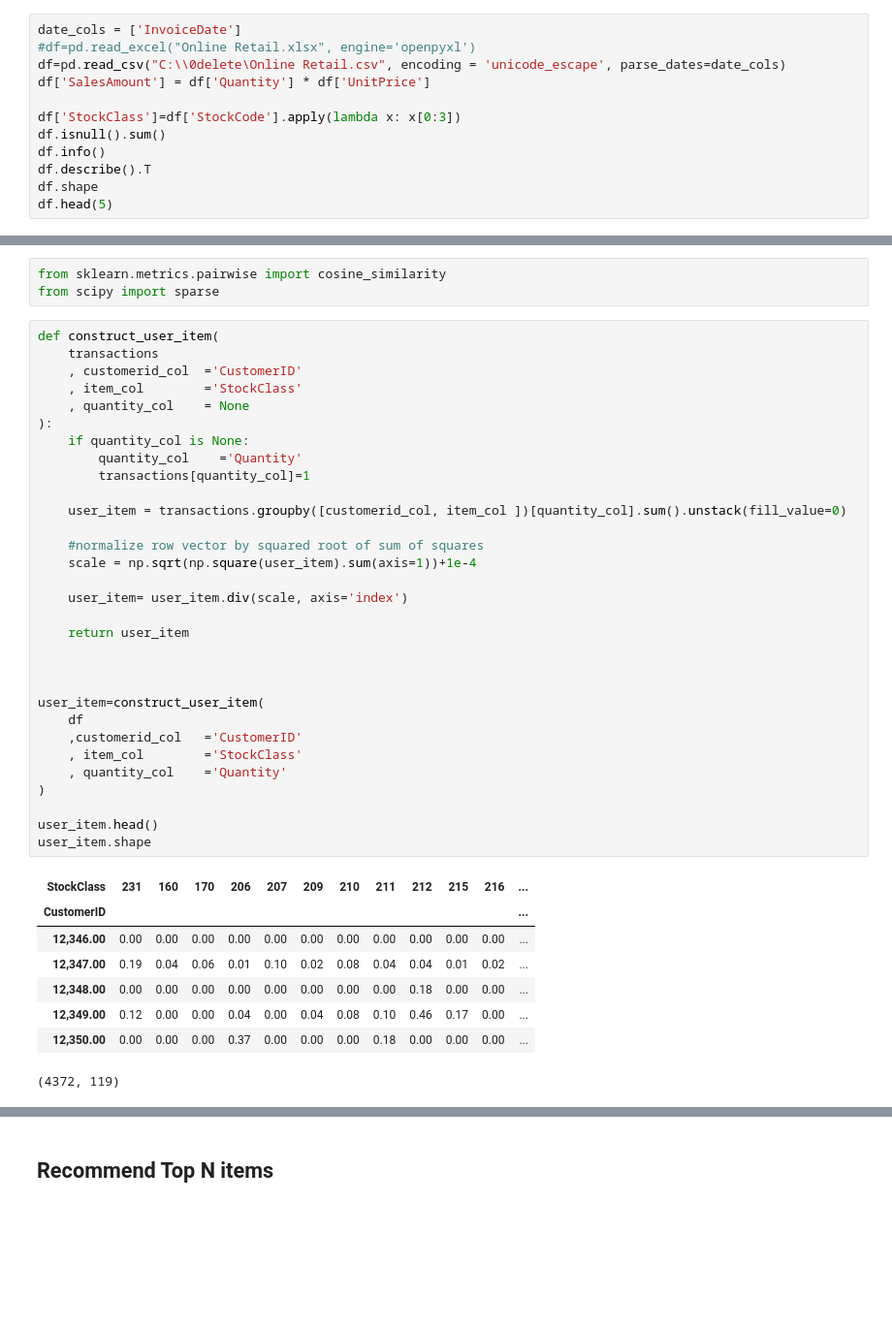
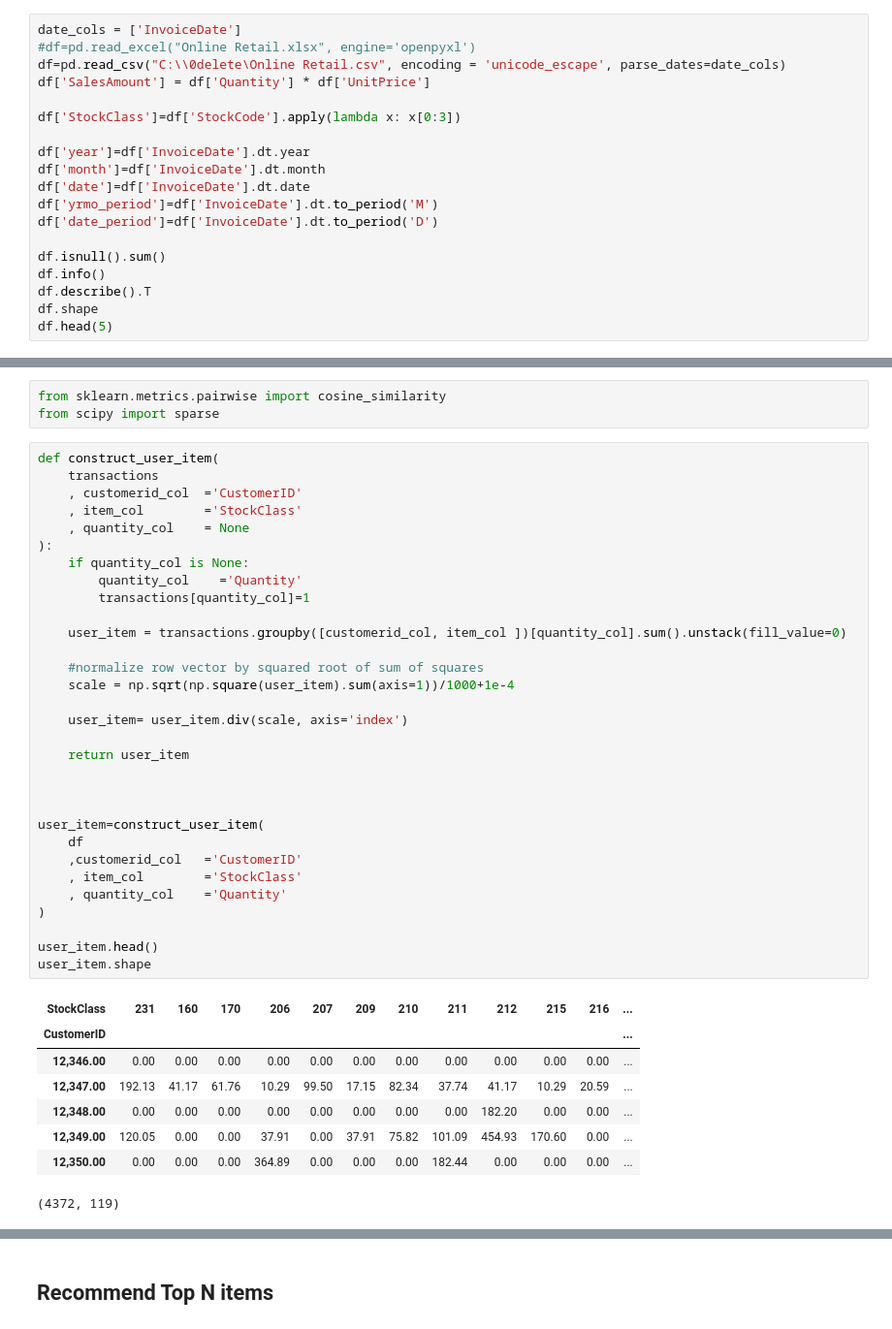
Before and after one commit to jinzhou2008/OnlineRetailTransactionML, a Jupyter notebook: Online retail data ML.ipynb, the cells around one changed output, grey strips where cells are left out. Shown: that part at 97% size. Drawn from its saved outputs; the diff is of its cells as text; blank space fills up the shorter version.

```diff
--- a/Online retail data ML.ipynb
+++ b/Online retail data ML.ipynb
@@ -84,6 +84,13 @@ df=pd.read_csv("C:\\0delete\Online Retail.csv", encoding = 'unicode_escape', par
 df['SalesAmount'] = df['Quantity'] * df['UnitPrice']
 
 df['StockClass']=df['StockCode'].apply(lambda x: x[0:3])
+
+df['year']=df['InvoiceDate'].dt.year
+df['month']=df['InvoiceDate'].dt.month
+df['date']=df['InvoiceDate'].dt.date
+df['yrmo_period']=df['InvoiceDate'].dt.to_period('M')
+df['date_period']=df['InvoiceDate'].dt.to_period('D')
+
 df.isnull().sum()
 df.info()
 df.describe().T
@@ -1136,38 +1171,38 @@ def construct_user_item(
     , item_col        ='StockClass'
     , quantity_col    = None
 ):
     if quantity_col is None:
         quantity_col    ='Quantity'
         transactions[quantity_col]=1
 
     user_item = transactions.groupby([customerid_col, item_col ])[quantity_col].sum().unstack(fill_value=0)
 
     #normalize row vector by squared root of sum of squares
-    scale = np.sqrt(np.square(user_item).sum(axis=1))+1e-4
+    scale = np.sqrt(np.square(user_item).sum(axis=1))/1000+1e-4
 
     user_item= user_item.div(scale, axis='index')
 
     return user_item
 
 
 
 user_item=construct_user_item(
     df
     ,customerid_col   ='CustomerID'
     , item_col        ='StockClass'
     , quantity_col    ='Quantity'
 )
 
 user_item.head()
 user_item.shape
 # %% [output]
 | StockClass | 231 | 160 | 170 | 206 | 207 | 209 | 210 | 211 | 212 | 215 | 216 | ... |
 | CustomerID |  |  |  |  |  |  |  |  |  |  |  | ... |
 | 12,346.00 | 0.00 | 0.00 | 0.00 | 0.00 | 0.00 | 0.00 | 0.00 | 0.00 | 0.00 | 0.00 | 0.00 | ... |
-| 12,347.00 | 0.19 | 0.04 | 0.06 | 0.01 | 0.10 | 0.02 | 0.08 | 0.04 | 0.04 | 0.01 | 0.02 | ... |
-| 12,348.00 | 0.00 | 0.00 | 0.00 | 0.00 | 0.00 | 0.00 | 0.00 | 0.00 | 0.18 | 0.00 | 0.00 | ... |
-| 12,349.00 | 0.12 | 0.00 | 0.00 | 0.04 | 0.00 | 0.04 | 0.08 | 0.10 | 0.46 | 0.17 | 0.00 | ... |
-| 12,350.00 | 0.00 | 0.00 | 0.00 | 0.37 | 0.00 | 0.00 | 0.00 | 0.18 | 0.00 | 0.00 | 0.00 | ... |
+| 12,347.00 | 192.13 | 41.17 | 61.76 | 10.29 | 99.50 | 17.15 | 82.34 | 37.74 | 41.17 | 10.29 | 20.59 | ... |
+| 12,348.00 | 0.00 | 0.00 | 0.00 | 0.00 | 0.00 | 0.00 | 0.00 | 0.00 | 182.20 | 0.00 | 0.00 | ... |
+| 12,349.00 | 120.05 | 0.00 | 0.00 | 37.91 | 0.00 | 37.91 | 75.82 | 101.09 | 454.93 | 170.60 | 0.00 | ... |
+| 12,350.00 | 0.00 | 0.00 | 0.00 | 364.89 | 0.00 | 0.00 | 0.00 | 182.44 | 0.00 | 0.00 | 0.00 | ... |
 (4372, 119)
 # %%
 def calculate_similarity(user_item):
```
Also changed, not shown: parts of 9 cells of this notebook.
